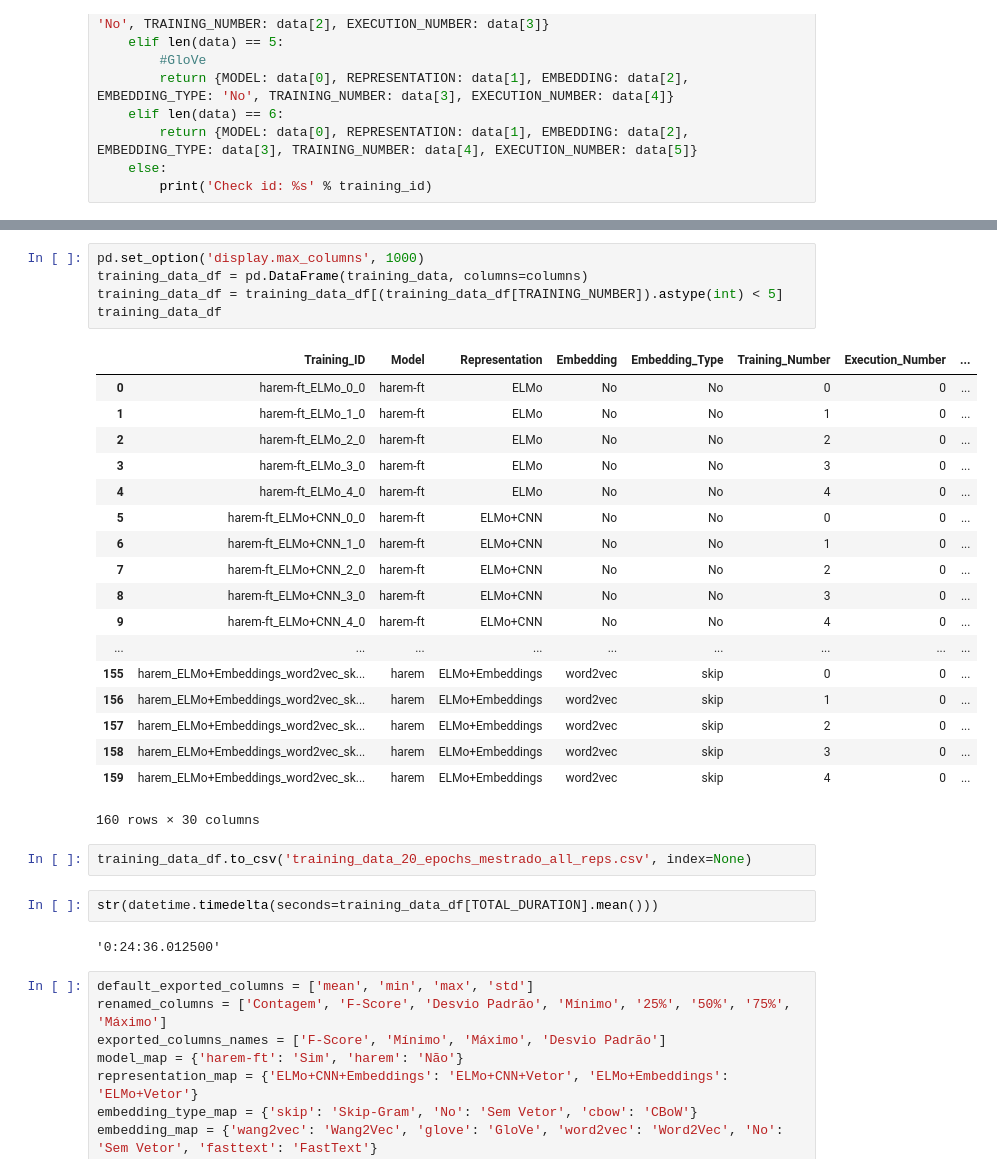
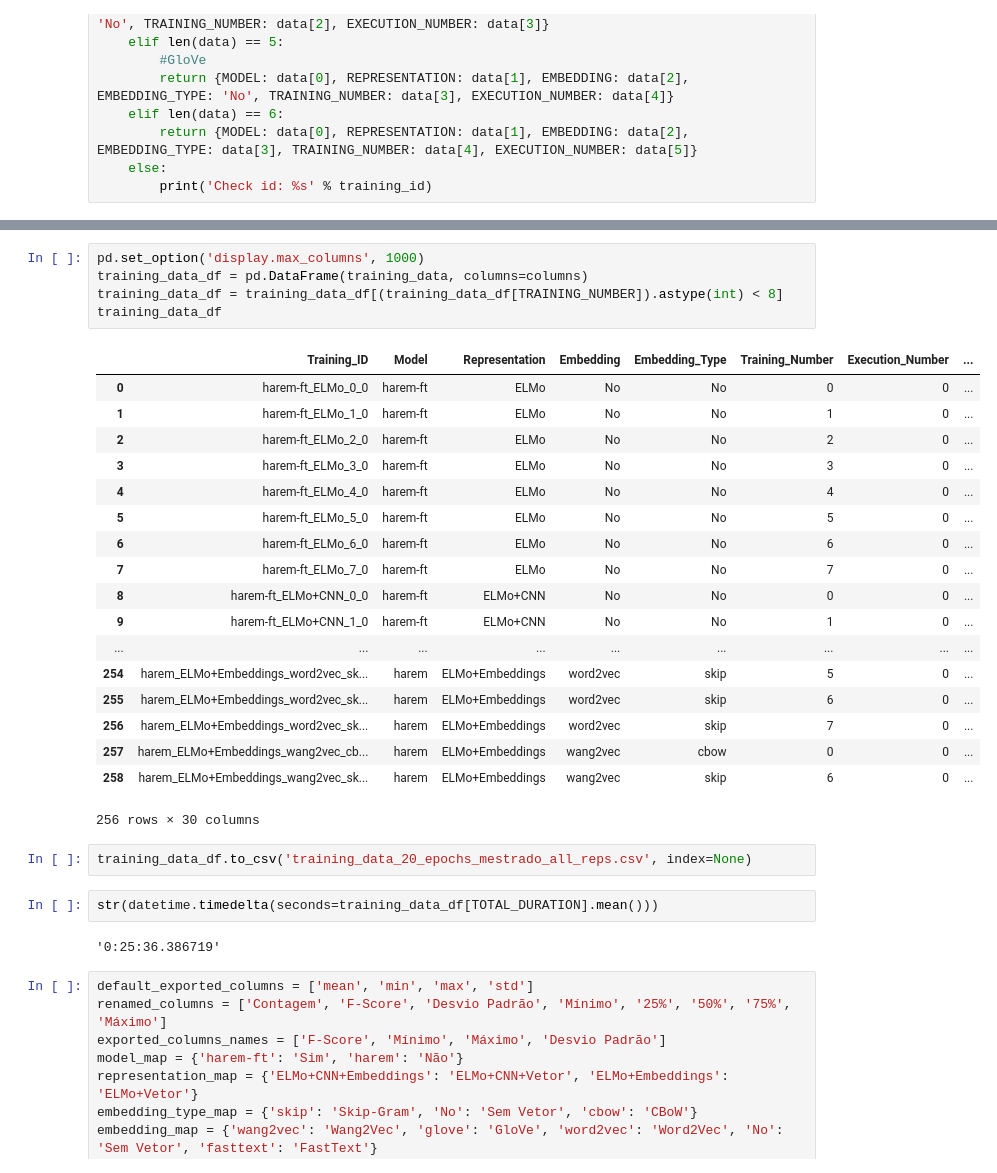
Before and after one commit to pvcastro/deeplearningufg, a Jupyter notebook: anova/Avaliar Resultados HAREM Oficial Mestrado-Todas Possibilidades de Representação.ipynb, the cells around one changed output, grey strips where cells are left out. Saved outputs shown, nothing was run; the diff lists cells and outputs as text.

Commit message:
Adicionando resultados para o oitavo fold da primeira execucao do HAREM

```diff
--- a/anova/Avaliar Resultados HAREM Oficial Mestrado-Todas Possibilidades de Representação.ipynb
+++ b/anova/Avaliar Resultados HAREM Oficial Mestrado-Todas Possibilidades de Representação.ipynb
@@ -184,33 +184,33 @@ for training_id, config in configs.items():
 # %%
 pd.set_option('display.max_columns', 1000)
 training_data_df = pd.DataFrame(training_data, columns=columns)
-training_data_df = training_data_df[(training_data_df[TRAINING_NUMBER]).astype(int) < 5]
+training_data_df = training_data_df[(training_data_df[TRAINING_NUMBER]).astype(int) < 8]
 training_data_df
 # %% [output]
 |  | Training_ID | Model | Representation | Embedding | Embedding_Type | Training_Number | Execution_Number | ... |
 | 0 | harem-ft_ELMo_0_0 | harem-ft | ELMo | No | No | 0 | 0 | ... |
 | 1 | harem-ft_ELMo_1_0 | harem-ft | ELMo | No | No | 1 | 0 | ... |
 | 2 | harem-ft_ELMo_2_0 | harem-ft | ELMo | No | No | 2 | 0 | ... |
 | 3 | harem-ft_ELMo_3_0 | harem-ft | ELMo | No | No | 3 | 0 | ... |
 | 4 | harem-ft_ELMo_4_0 | harem-ft | ELMo | No | No | 4 | 0 | ... |
-| 5 | harem-ft_ELMo+CNN_0_0 | harem-ft | ELMo+CNN | No | No | 0 | 0 | ... |
-| 6 | harem-ft_ELMo+CNN_1_0 | harem-ft | ELMo+CNN | No | No | 1 | 0 | ... |
-| 7 | harem-ft_ELMo+CNN_2_0 | harem-ft | ELMo+CNN | No | No | 2 | 0 | ... |
-| 8 | harem-ft_ELMo+CNN_3_0 | harem-ft | ELMo+CNN | No | No | 3 | 0 | ... |
-| 9 | harem-ft_ELMo+CNN_4_0 | harem-ft | ELMo+CNN | No | No | 4 | 0 | ... |
+| 5 | harem-ft_ELMo_5_0 | harem-ft | ELMo | No | No | 5 | 0 | ... |
+| 6 | harem-ft_ELMo_6_0 | harem-ft | ELMo | No | No | 6 | 0 | ... |
+| 7 | harem-ft_ELMo_7_0 | harem-ft | ELMo | No | No | 7 | 0 | ... |
+| 8 | harem-ft_ELMo+CNN_0_0 | harem-ft | ELMo+CNN | No | No | 0 | 0 | ... |
+| 9 | harem-ft_ELMo+CNN_1_0 | harem-ft | ELMo+CNN | No | No | 1 | 0 | ... |
 | ... | ... | ... | ... | ... | ... | ... | ... | ... |
-| 155 | harem_ELMo+Embeddings_word2vec_sk... | harem | ELMo+Embeddings | word2vec | skip | 0 | 0 | ... |
-| 156 | harem_ELMo+Embeddings_word2vec_sk... | harem | ELMo+Embeddings | word2vec | skip | 1 | 0 | ... |
-| 157 | harem_ELMo+Embeddings_word2vec_sk... | harem | ELMo+Embeddings | word2vec | skip | 2 | 0 | ... |
-| 158 | harem_ELMo+Embeddings_word2vec_sk... | harem | ELMo+Embeddings | word2vec | skip | 3 | 0 | ... |
-| 159 | harem_ELMo+Embeddings_word2vec_sk... | harem | ELMo+Embeddings | word2vec | skip | 4 | 0 | ... |
+| 254 | harem_ELMo+Embeddings_word2vec_sk... | harem | ELMo+Embeddings | word2vec | skip | 5 | 0 | ... |
+| 255 | harem_ELMo+Embeddings_word2vec_sk... | harem | ELMo+Embeddings | word2vec | skip | 6 | 0 | ... |
+| 256 | harem_ELMo+Embeddings_word2vec_sk... | harem | ELMo+Embeddings | word2vec | skip | 7 | 0 | ... |
+| 257 | harem_ELMo+Embeddings_wang2vec_cb... | harem | ELMo+Embeddings | wang2vec | cbow | 0 | 0 | ... |
+| 258 | harem_ELMo+Embeddings_wang2vec_sk... | harem | ELMo+Embeddings | wang2vec | skip | 6 | 0 | ... |
-160 rows × 30 columns
+256 rows × 30 columns
 # %%
 training_data_df.to_csv('training_data_20_epochs_mestrado_all_reps.csv', index=None)
 # %%
 str(datetime.timedelta(seconds=training_data_df[TOTAL_DURATION].mean()))
 # %% [output]
-'0:24:36.012500'
+'0:25:36.386719'
 # %%
 default_exported_columns = ['mean', 'min', 'max', 'std']
 renamed_columns = ['Contagem', 'F-Score', 'Desvio Padrão', 'Mínimo', '25%', '50%', '75%', 'Máximo']
```
Also changed, not shown: parts of 17 cells of this notebook, 6 other files.
